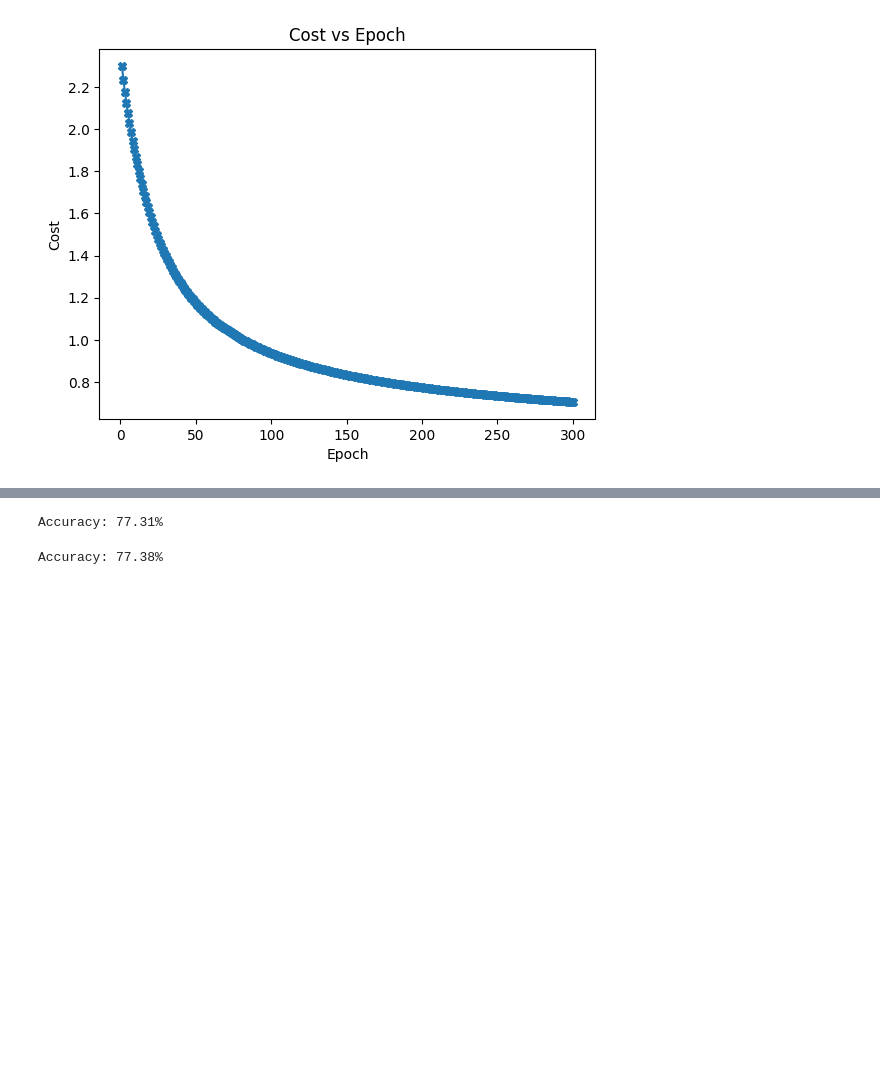
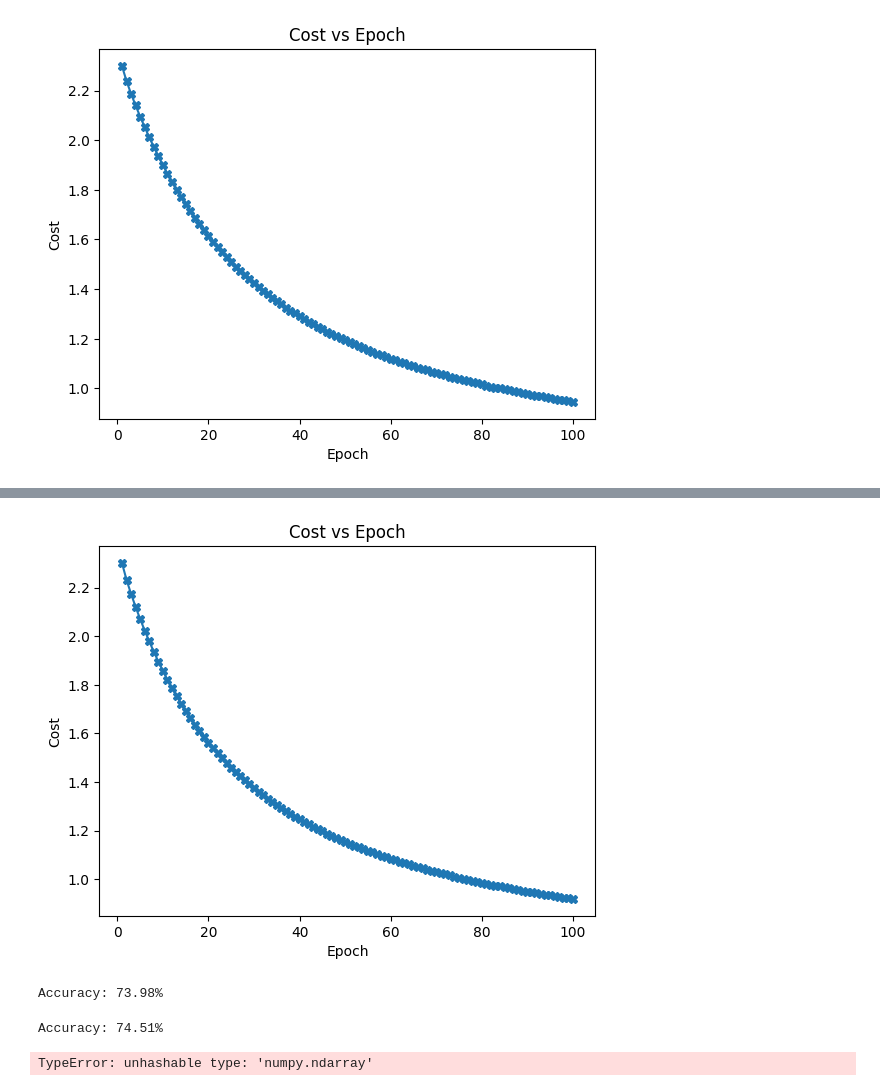
Before and after one commit to AnirveshArcot/MRM-TaskPhase, a Jupyter notebook: NeuralNetworks/Fashion-Mnist/main copy.ipynb, the cells around one changed output, grey strips where cells are left out. Saved outputs shown, nothing was run; the diff lists cells and outputs as text; code cells hidden in the pictures; blank space fills up the shorter version.

```diff
--- a/NeuralNetworks/Fashion-Mnist/main copy.ipynb
+++ b/NeuralNetworks/Fashion-Mnist/main copy.ipynb
@@ -9,15 +19,12 @@ df2=pd.read_csv('fashion-mnist_test.csv')
 # %%
-y_train = df1.iloc[0:, 0].values.reshape(-1, 1) #starting from 1st row because csv first row is column names
+
+X_test = df2.iloc[0:, 1:].values.T
+X_test = X_test.astype(float) / 255.0
 y_test = df2.iloc[0:, 0].values.reshape(-1, 1)
-# %%
-X_train = df1.iloc[0:, 1:].values.T
-X_train = X_train.astype(float) / 255.0
-
-X_test = df2.iloc[0:, 1:].values.T
-X_test = X_test.astype(float) / 255.0
 # %%
 class NeuralNetwork:
-    def __init__(self, input_size, hidden_size, output_size):
+    def __init__(self, input_size, hidden_size, output_size,activation):
+        self.activationfunc=activation
         # For Hidden Neurons
         self.w1 = np.random.randn(hidden_size, input_size)*0.01
         self.b1 = np.zeros((hidden_size, 1))
@@ -36,18 +43,22 @@ class NeuralNetwork:
 
     def activation(self,x,alpha=00.1): #tanh
         # return np.tanh(x)
-        return np.maximum(0, x)
-        # return np.maximum(alpha * x, x)
+        if(self.activationfunc=="relu"):
+            return np.maximum(0, x)
+        if(self.activationfunc=="leakyrelu"):
+            return np.maximum(alpha * x, x)
 
     def activation_deriv(self,x,alpha=00.1):
         # tanh_x = self.activation(x)
         # return 1 - tanh_x**2
+        if(self.activationfunc=="relu"):
+            return x>0
 
-        return x>0
+        if(self.activationfunc=="leakyrelu"):
+            dx = np.ones_like(x)
+            dx[x < 0] = alpha
+            return dx
 
-        # dx = np.ones_like(x)
-        # dx[x < 0] = alpha
-        # return dx
 
 
     def softmax(self, x):
@@ -73,8 +84,8 @@ class NeuralNetwork:
     def backward(self, X, y_true, learning_rate):
 
         m = X.shape[1]
-
-        self.dz2 = (self.a2 - y_true) #derivative of soft max
+        self.a2
+        self.dz2 = (self.a2-y_true) #derivative of soft max
         self.dw2 = (1/m)*np.dot(self.dz2,self.a1.T )
         self.db2 = (1/m)*np.sum(self.dz2,axis=1,keepdims=True)
 
@@ -114,8 +125,12 @@ class NeuralNetwork:
 input_size = X_train.shape[0]
 hidden_size = 750
 output_size = 10
+activation1="relu"
+activation2="leakyrelu"
 
-nn = NeuralNetwork(input_size, hidden_size, output_size)
+nnr = NeuralNetwork(input_size, hidden_size, output_size,activation1)
+nnr.train(X_train, y_train, epochs=100,learning_rate=0.9)
 
-nn.train(X_train, y_train, epochs=300,learning_rate=0.9)
+nnlr = NeuralNetwork(input_size, hidden_size, output_size,activation2)
+nnlr.train(X_train, y_train, epochs=100,learning_rate=0.9)
 # %% [output]
@@ -139 +147 @@ Epoch 290, Loss: 0.710579576593989
-[figure, old version]
+[figure, new version]
@@ -140,24 +158,39 @@ Epoch 290, Loss: 0.710579576593989
+[figure, added]
 # %%
-test_predictions = nn.forward(X_test)
+test_predictions = nnr.forward(X_dev)
 
 # Convert one-hot encoded predictions back to class labels
 predicted_labels = np.argmax(test_predictions, axis=0)
 
 # Calculate accuracy
-correct_predictions = np.sum(predicted_labels.reshape(-1, 1) == y_test)
+correct_predictions = np.sum(predicted_labels.reshape(-1, 1) == y_dev)
 accuracy = correct_predictions / len(predicted_labels.reshape(-1, 1))
 print(f"Accuracy: {accuracy * 100:.2f}%")
 # %% [output]
-Accuracy: 77.31%
+Accuracy: 73.98%
 # %%
-train_predictions = nn.forward(X_train)
+test_predictions = nnlr.forward(X_dev)
 
 # Convert one-hot encoded predictions back to class labels
-predicted_labels = np.argmax(train_predictions, axis=0)
+predicted_labels = np.argmax(test_predictions, axis=0)
 
 # Calculate accuracy
-correct_predictions = np.sum(predicted_labels.reshape(-1, 1) == y_train)
+correct_predictions = np.sum(predicted_labels.reshape(-1, 1) == y_dev)
 accuracy = correct_predictions / len(predicted_labels.reshape(-1, 1))
 print(f"Accuracy: {accuracy * 100:.2f}%")
 # %% [output]
-Accuracy: 77.38%
+Accuracy: 74.51%
+# %%
+test_predictions = nnlr.forward(X_test)
+predicted_labels = np.argmax(test_predictions, axis=0)
+predicted_labels=predicted_labels.reshape(-1, 1)
+
+
+unique_labels = sorted(set(y_test + predicted_labels))
+cm = confusion_matrix(y_test, predicted_labels, labels=unique_labels)
+print(cm)
+
+classification_rep = classification_report(y_test,predicted_labels,zero_division=1)
+print(classification_rep)
+# %% [output]
+TypeError: unhashable type: 'numpy.ndarray'
```
Also changed, not shown: parts of 3 cells of this notebook.
